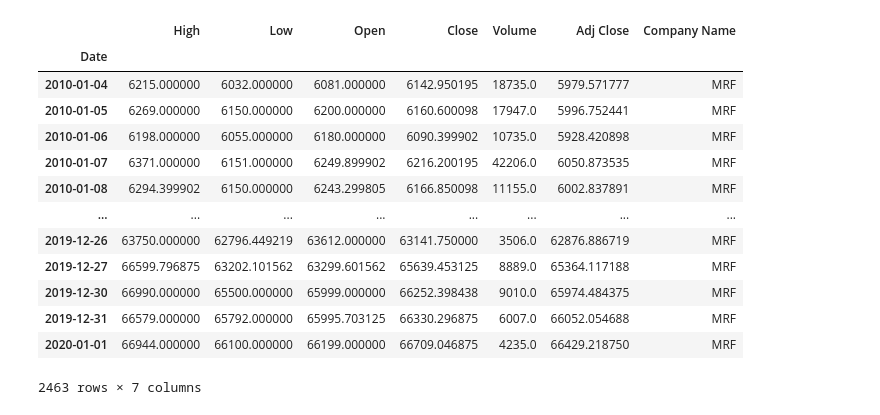
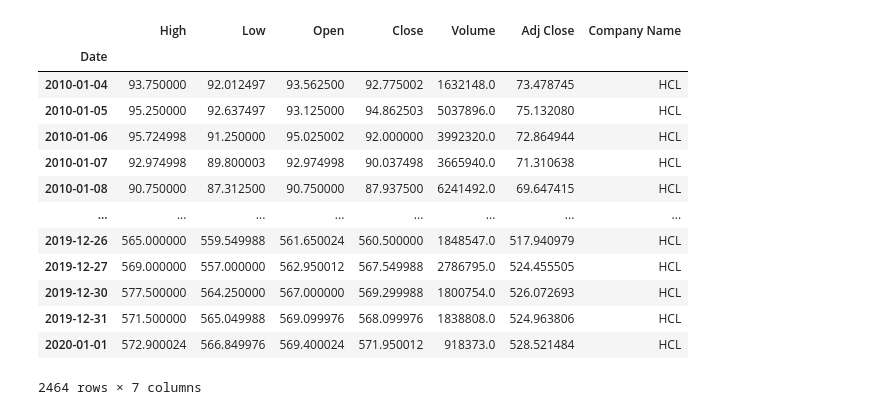
Before and after one commit to Khushbumodi123/Stock-Price-Prediction, a Jupyter notebook: creating_dataset.ipynb, the cells around one changed output. Cells and saved outputs as stored; diff of their text form; code cells hidden in the pictures.

```diff
--- a/creating_dataset.ipynb
+++ b/creating_dataset.ipynb
@@ -3,24 +3,24 @@ import numpy as np
 import pandas as pd
 import pandas_datareader as pdr
 # %%
-df1 = pdr.DataReader('MRF.NS',data_source='yahoo',start='2010-01-01',end='2020-01-01')
-df1['Company Name'] = 'MRF'
+df1 = pdr.DataReader('HCLTECH.NS',data_source='yahoo',start='2010-01-01',end='2020-01-01')
+df1['Company Name'] = 'HCL'
 df1
 # %% [output]
 |  | High | Low | Open | Close | Volume | Adj Close | Company Name |
 | Date |  |  |  |  |  |  |  |
-| 2010-01-04 | 6215.000000 | 6032.000000 | 6081.000000 | 6142.950195 | 18735.0 | 5979.571777 | MRF |
-| 2010-01-05 | 6269.000000 | 6150.000000 | 6200.000000 | 6160.600098 | 17947.0 | 5996.752441 | MRF |
-| 2010-01-06 | 6198.000000 | 6055.000000 | 6180.000000 | 6090.399902 | 10735.0 | 5928.420898 | MRF |
-| 2010-01-07 | 6371.000000 | 6151.000000 | 6249.899902 | 6216.200195 | 42206.0 | 6050.873535 | MRF |
-| 2010-01-08 | 6294.399902 | 6150.000000 | 6243.299805 | 6166.850098 | 11155.0 | 6002.837891 | MRF |
+| 2010-01-04 | 93.750000 | 92.012497 | 93.562500 | 92.775002 | 1632148.0 | 73.478745 | HCL |
+| 2010-01-05 | 95.250000 | 92.637497 | 93.125000 | 94.862503 | 5037896.0 | 75.132080 | HCL |
+| 2010-01-06 | 95.724998 | 91.250000 | 95.025002 | 92.000000 | 3992320.0 | 72.864944 | HCL |
+| 2010-01-07 | 92.974998 | 89.800003 | 92.974998 | 90.037498 | 3665940.0 | 71.310638 | HCL |
+| 2010-01-08 | 90.750000 | 87.312500 | 90.750000 | 87.937500 | 6241492.0 | 69.647415 | HCL |
 | ... | ... | ... | ... | ... | ... | ... | ... |
-| 2019-12-26 | 63750.000000 | 62796.449219 | 63612.000000 | 63141.750000 | 3506.0 | 62876.886719 | MRF |
-| 2019-12-27 | 66599.796875 | 63202.101562 | 63299.601562 | 65639.453125 | 8889.0 | 65364.117188 | MRF |
-| 2019-12-30 | 66990.000000 | 65500.000000 | 65999.000000 | 66252.398438 | 9010.0 | 65974.484375 | MRF |
-| 2019-12-31 | 66579.000000 | 65792.000000 | 65995.703125 | 66330.296875 | 6007.0 | 66052.054688 | MRF |
-| 2020-01-01 | 66944.000000 | 66100.000000 | 66199.000000 | 66709.046875 | 4235.0 | 66429.218750 | MRF |
+| 2019-12-26 | 565.000000 | 559.549988 | 561.650024 | 560.500000 | 1848547.0 | 517.940979 | HCL |
+| 2019-12-27 | 569.000000 | 557.000000 | 562.950012 | 567.549988 | 2786795.0 | 524.455505 | HCL |
+| 2019-12-30 | 577.500000 | 564.250000 | 567.000000 | 569.299988 | 1800754.0 | 526.072693 | HCL |
+| 2019-12-31 | 571.500000 | 565.049988 | 569.099976 | 568.099976 | 1838808.0 | 524.963806 | HCL |
+| 2020-01-01 | 572.900024 | 566.849976 | 569.400024 | 571.950012 | 918373.0 | 528.521484 | HCL |
-2463 rows × 7 columns
+2464 rows × 7 columns
 # %%
 df2 = pdr.DataReader('M&M.NS',data_source='yahoo',start='2010-01-01',end='2020-01-01')
 df2['Company Name'] = 'M&M'
```
Also changed, not shown: parts of 5 cells of this notebook, 4 other files.
